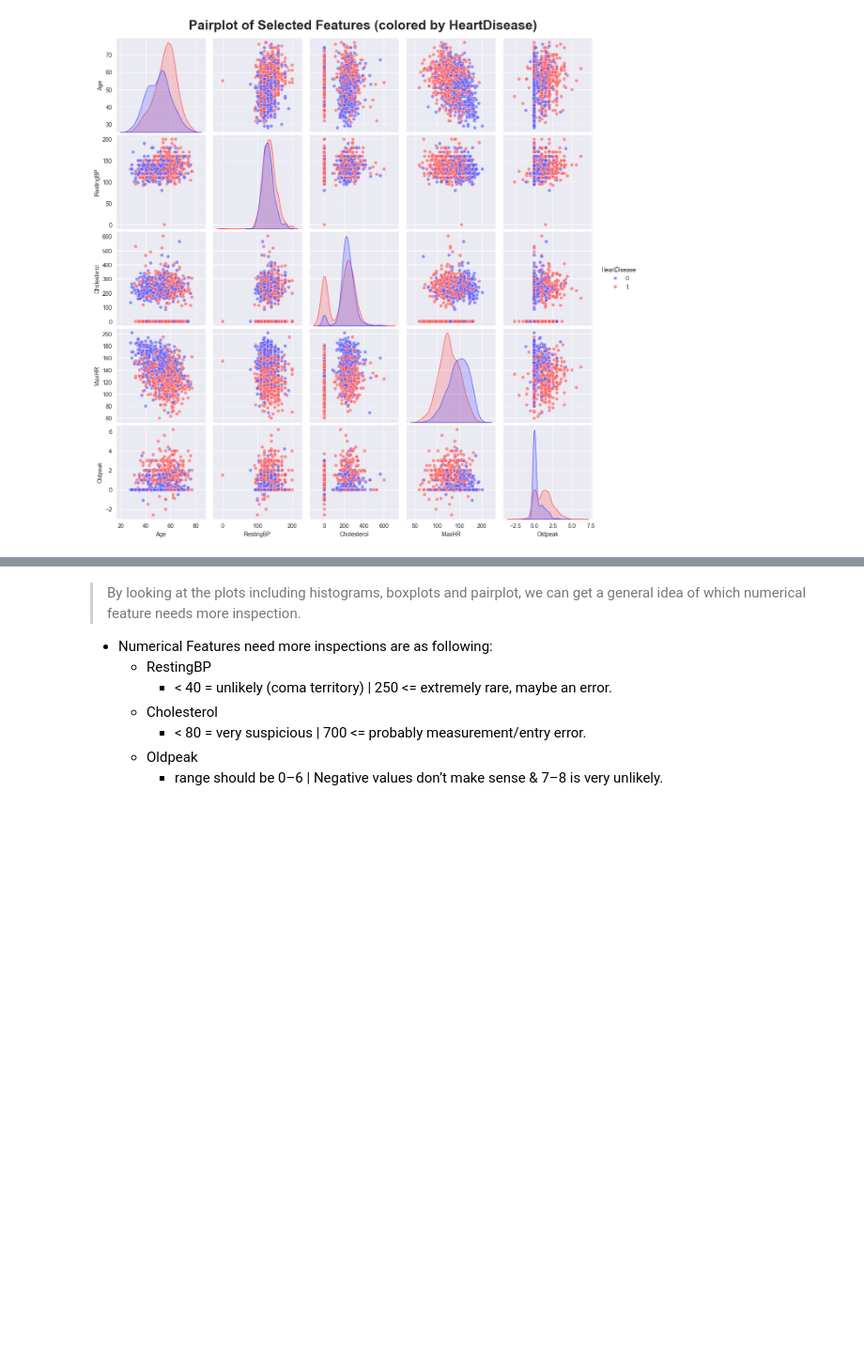
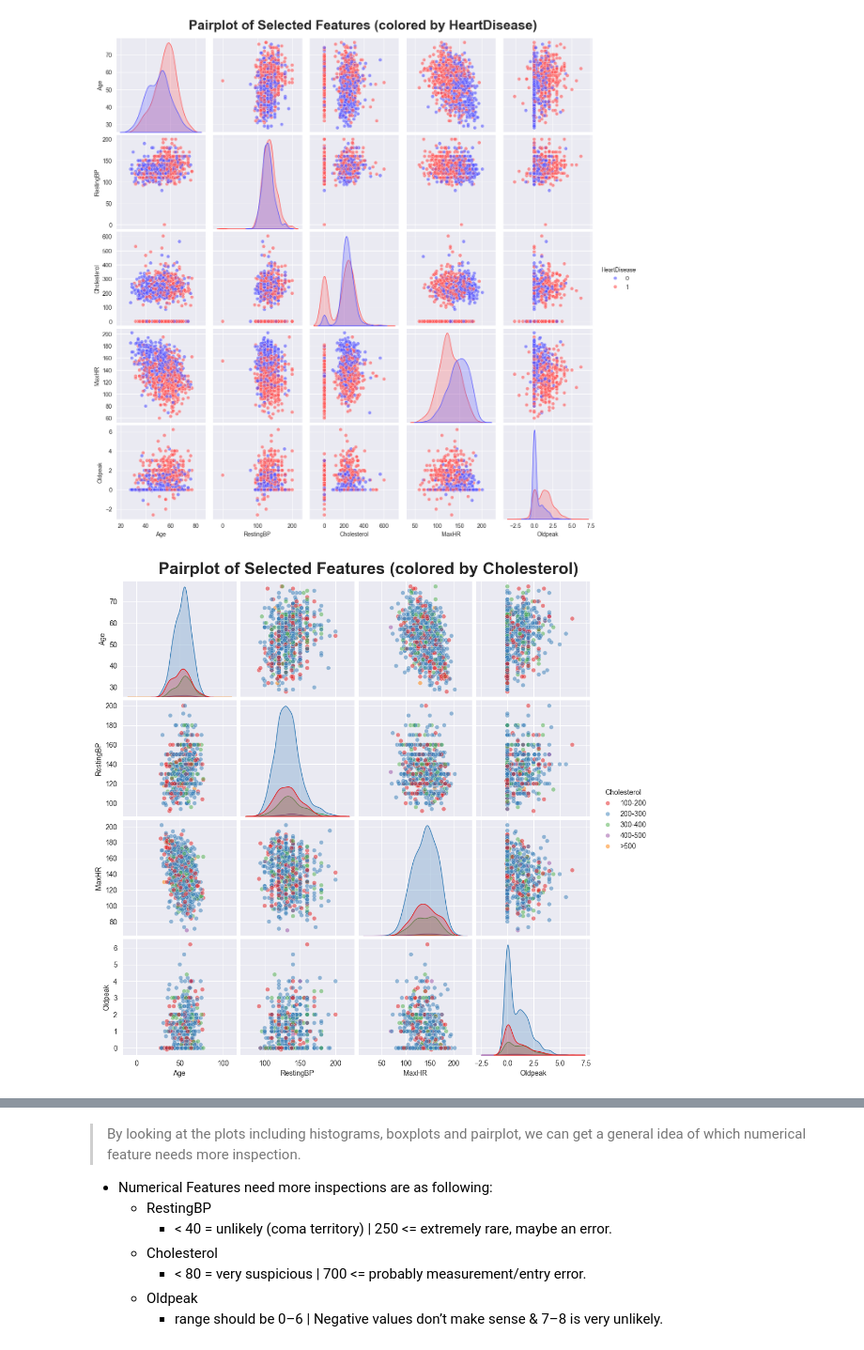
Before and after one commit to Nimaabediforud/Heart-Disease-Prediction, a Jupyter notebook: Notebooks/EDA/EDA.ipynb, the cells around one changed output, grey strips where cells are left out. Shown at 94% size. Cells and saved outputs as stored; diff of their text form; code cells hidden in the pictures; blank space fills up the shorter version.

```diff
--- a/Notebooks/EDA/EDA.ipynb
+++ b/Notebooks/EDA/EDA.ipynb
@@ -291,3 +296,34 @@ plt.suptitle("Pairplot of Selected Features (colored by HeartDisease)",
 plt.show()
 # %% [output]
 [figure]
+# %%
+#--------------------------------------
+# Visualize pairplots -> Target: Chol
+#--------------------------------------
+
+# Make a copy of external data
+data_copy = data.copy()
+# Categorize `Chol` into 5 categories
+data_copy['Cholesterol'] = pd.cut(data_copy['Cholesterol'], bins=[100, 200, 300, 400, 500, 600],
+                            labels=['100-200', '200-300', '300-400', '400-500', '>500'])
+
+# Features + the target
+num_cols_copy = num_cols.copy()
+num_cols_copy.drop(columns=['Cholesterol'], inplace=True)
+selected2 = num_cols_copy.columns.tolist() + ['Cholesterol']
+
+# Visualize pairplots
+sns.set_style("darkgrid")
+sns.pairplot(
+    data_copy[selected2],
+    hue="Cholesterol",
+    palette="Set1",
+    plot_kws={'alpha': 0.5},
+    diag_kind="kde"
+)
+
+plt.suptitle("Pairplot of Selected Features (colored by Cholesterol)",
+              fontsize=23, fontweight="bold", y=1.02)
+plt.show()
+# %% [output]
+[figure, added]
```
Also changed, not shown: parts of 20 cells of this notebook, 29 other files.
